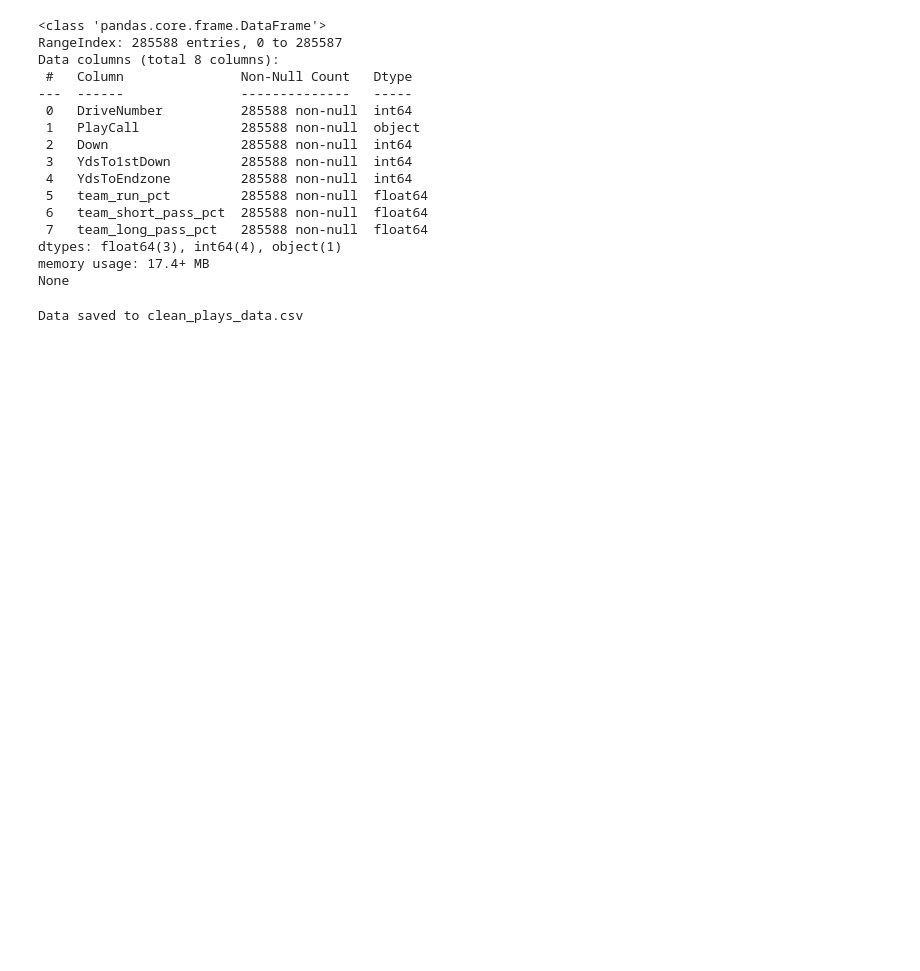
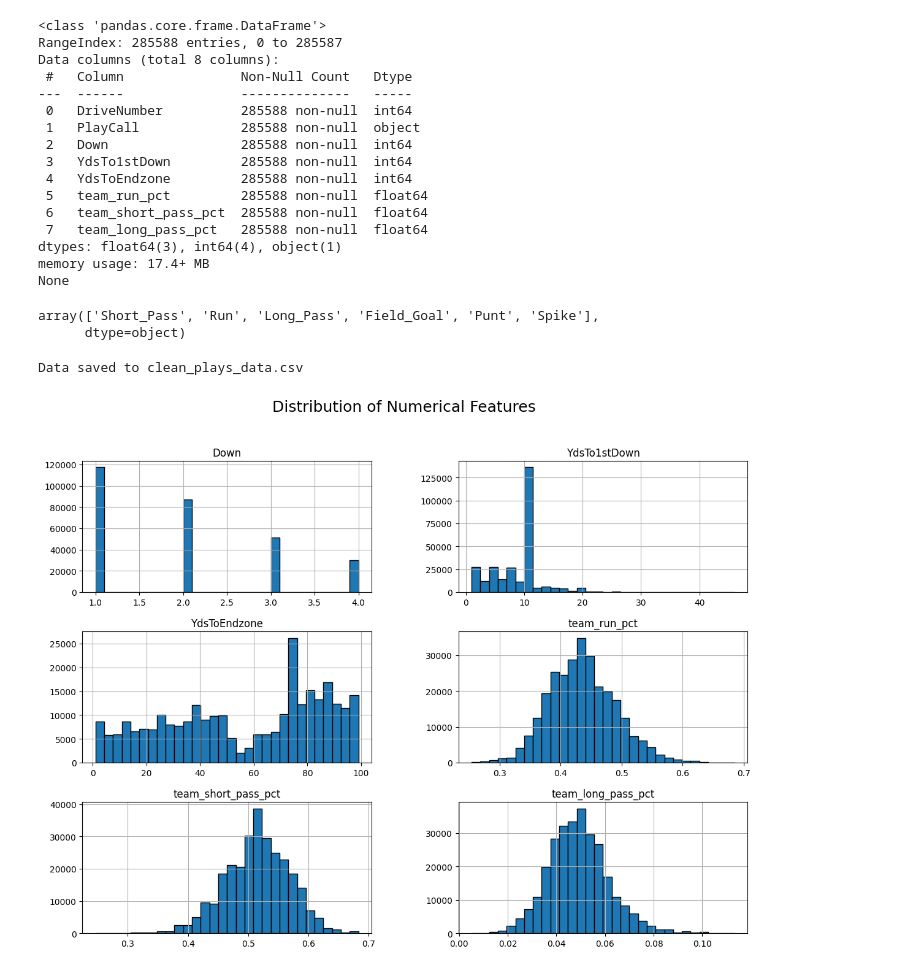
Before and after one commit to riccimason99/DSCI_631_Final_Project, a Jupyter notebook: sandbox.ipynb, the cells around one changed output. Saved outputs shown, nothing was run; the diff lists cells and outputs as text; code cells hidden in the pictures; blank space fills up the shorter version.

```diff
--- a/sandbox.ipynb
+++ b/sandbox.ipynb
@@ -38,6 +58,6 @@ plays_df['Week'] = plays_df['Week'].astype(int)
 # %%
 # create target variable: play call
-plays_df['PlayAttempt'] = plays_df.apply(Create_Target_Variable.classify_play_call, axis=1)
+plays_df['PlayCall'] = plays_df.apply(Create_Target_Variable.classify_play_call, axis=1)
 # %%
 # drop where play cannot be classified
-plays_df.dropna(subset=['PlayAttempt'], inplace=True)
+plays_df.dropna(subset=['PlayCall'], inplace=True)
@@ -255,9 +279,23 @@ Data columns (total 8 columns):
 dtypes: float64(3), int64(4), object(1)
 memory usage: 17.4+ MB
 None
+# %%
+clean_df['PlayCall'].unique()
+# %% [output]
+array(['Short_Pass', 'Run', 'Long_Pass', 'Field_Goal', 'Punt', 'Spike'],
+      dtype=object)
 # %%
 # save/create clean_df as a csv in our current directory, if it already exists then update it
 clean_df.to_csv('clean_plays_data.csv', index=False)
 print("Data saved to clean_plays_data.csv")
 # %% [output]
 Data saved to clean_plays_data.csv
+# %%
+num_cols = ['Down', 'YdsTo1stDown', 'YdsToEndzone',
+            'team_run_pct', 'team_short_pass_pct', 'team_long_pass_pct']
+
+clean_df[num_cols].hist(bins=30, figsize=(14,10), edgecolor='black')
+plt.suptitle("Distribution of Numerical Features", fontsize=18)
+plt.show()
+# %% [output]
+[figure, added]
```
Also changed, not shown: parts of 23 cells of this notebook.
